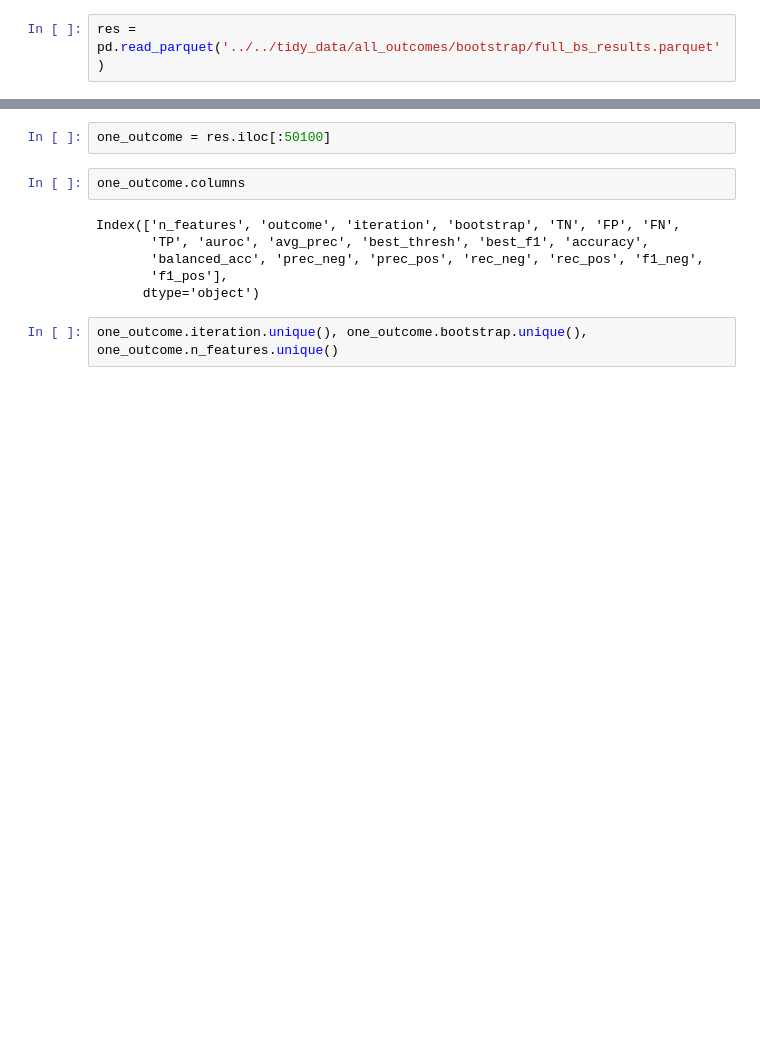
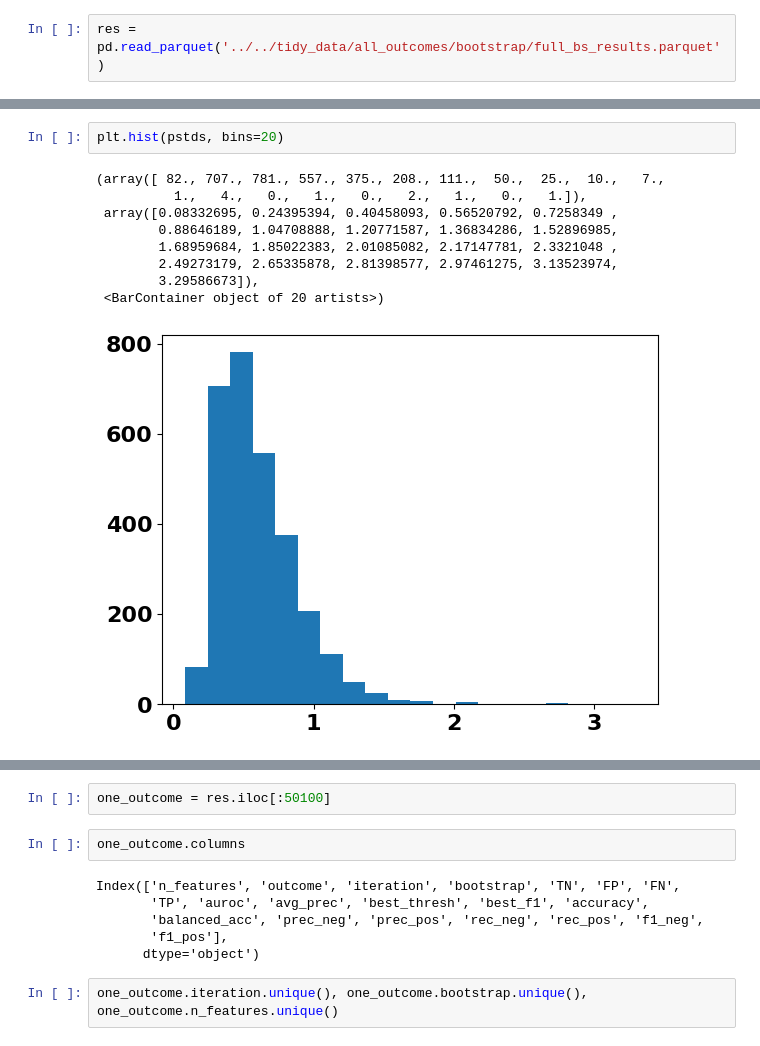
Before and after one commit to RandallJEllis/rfb, a Jupyter notebook: all_outcomes/rfb.ipynb, the cells around one changed output, grey strips where cells are left out. Drawn from its saved outputs; the diff is of its cells as text; blank space fills up the shorter version.

```diff
--- a/all_outcomes/rfb.ipynb
+++ b/all_outcomes/rfb.ipynb
@@ -43,0 +222,12 @@ res.head()
+# %%
+plt.hist(pstds, bins=20)
+# %% [output]
+(array([ 82., 707., 781., 557., 375., 208., 111.,  50.,  25.,  10.,   7.,
+          1.,   4.,   0.,   1.,   0.,   2.,   1.,   0.,   1.]),
+ array([0.08332695, 0.24395394, 0.40458093, 0.56520792, 0.7258349 ,
+        0.88646189, 1.04708888, 1.20771587, 1.36834286, 1.52896985,
+        1.68959684, 1.85022383, 2.01085082, 2.17147781, 2.3321048 ,
+        2.49273179, 2.65335878, 2.81398577, 2.97461275, 3.13523974,
+        3.29586673]),
+ <BarContainer object of 20 artists>)
+[figure, added]
```
Also changed, not shown: parts of 57 cells of this notebook, 9 other files.
